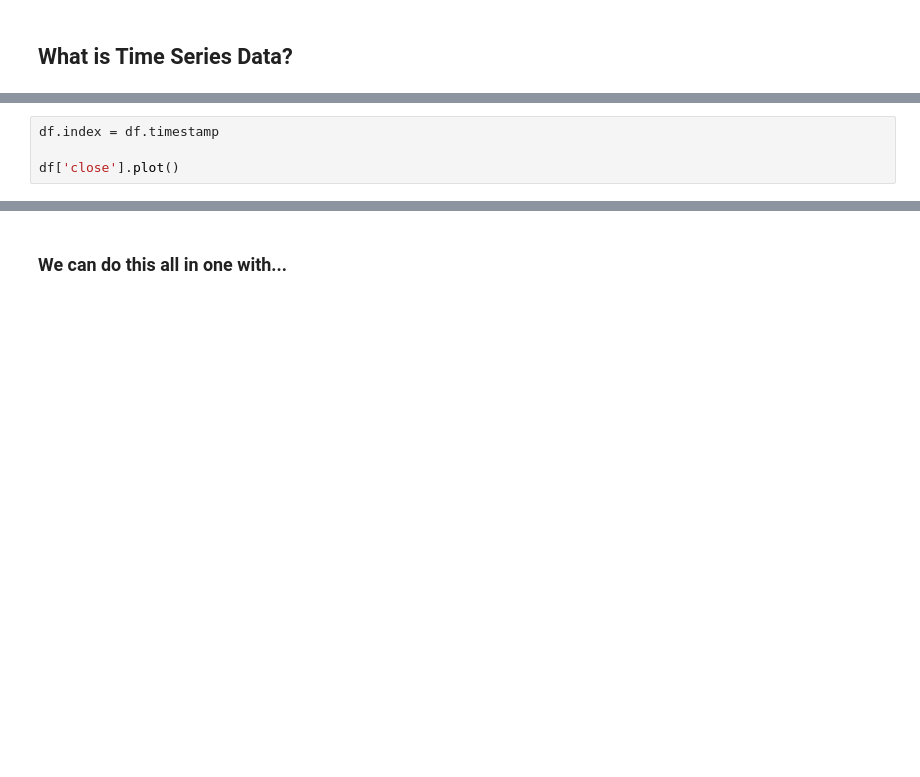
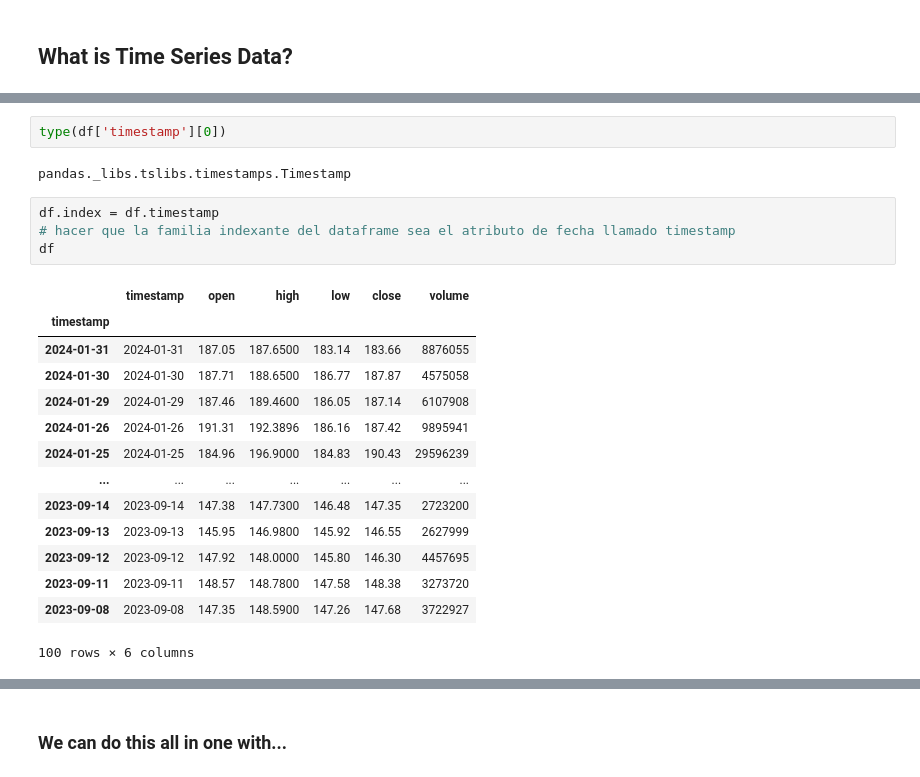
Before and after one commit to marco-canas/didactica_ciencia_datos, a Jupyter notebook: 1_curso_machine_learning/8_time_series/curso_corto_series_tiempo/1_time_series_anaconda/Module_1_Working_with_Time_Series_Data_in_Python.ipynb, the cells around one changed output, grey strips where cells are left out. Cells and saved outputs as stored; diff of their text form; blank space fills up the shorter version.

```diff
--- a/1_curso_machine_learning/8_time_series/curso_corto_series_tiempo/1_time_series_anaconda/Module_1_Working_with_Time_Series_Data_in_Python.ipynb
+++ b/1_curso_machine_learning/8_time_series/curso_corto_series_tiempo/1_time_series_anaconda/Module_1_Working_with_Time_Series_Data_in_Python.ipynb
@@ -15,4 +79,23 @@ df.head()
+# %%
+type(df['timestamp'][0])
+# %% [output]
+pandas._libs.tslibs.timestamps.Timestamp
 # %%
 df.index = df.timestamp
-
-df['close'].plot()
+# hacer que la familia indexante del dataframe sea el atributo de fecha llamado timestamp
+df
+# %% [output]
+|  | timestamp | open | high | low | close | volume |
+| timestamp |  |  |  |  |  |  |
+| 2024-01-31 | 2024-01-31 | 187.05 | 187.6500 | 183.14 | 183.66 | 8876055 |
+| 2024-01-30 | 2024-01-30 | 187.71 | 188.6500 | 186.77 | 187.87 | 4575058 |
+| 2024-01-29 | 2024-01-29 | 187.46 | 189.4600 | 186.05 | 187.14 | 6107908 |
+| 2024-01-26 | 2024-01-26 | 191.31 | 192.3896 | 186.16 | 187.42 | 9895941 |
+| 2024-01-25 | 2024-01-25 | 184.96 | 196.9000 | 184.83 | 190.43 | 29596239 |
+| ... | ... | ... | ... | ... | ... | ... |
+| 2023-09-14 | 2023-09-14 | 147.38 | 147.7300 | 146.48 | 147.35 | 2723200 |
+| 2023-09-13 | 2023-09-13 | 145.95 | 146.9800 | 145.92 | 146.55 | 2627999 |
+| 2023-09-12 | 2023-09-12 | 147.92 | 148.0000 | 145.80 | 146.30 | 4457695 |
+| 2023-09-11 | 2023-09-11 | 148.57 | 148.7800 | 147.58 | 148.38 | 3273720 |
+| 2023-09-08 | 2023-09-08 | 147.35 | 148.5900 | 147.26 | 147.68 | 3722927 |
+100 rows × 6 columns
```
Also changed, not shown: parts of 24 cells of this notebook.
